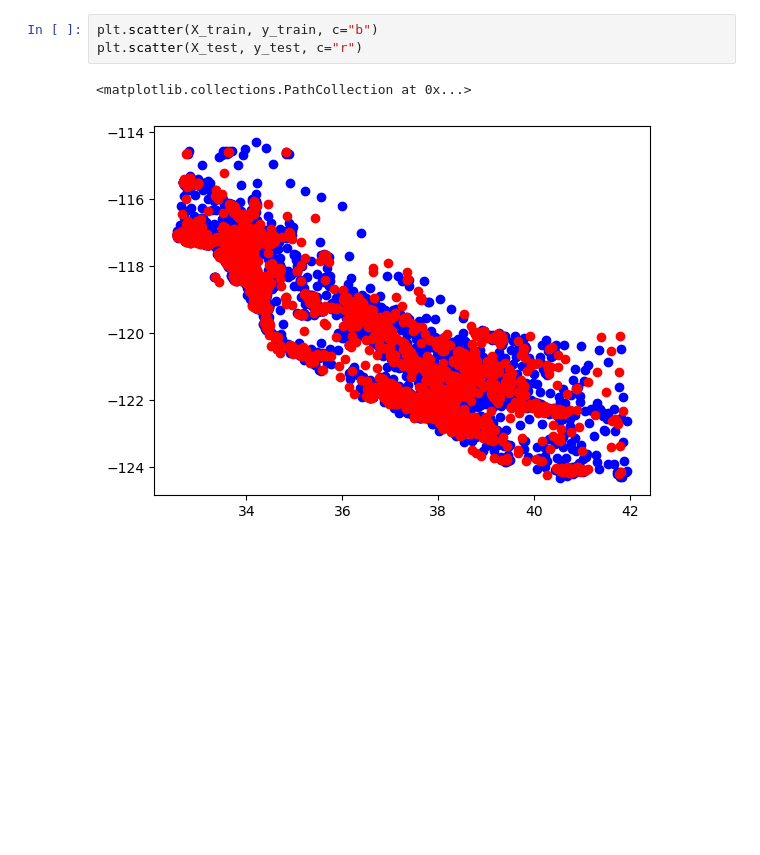
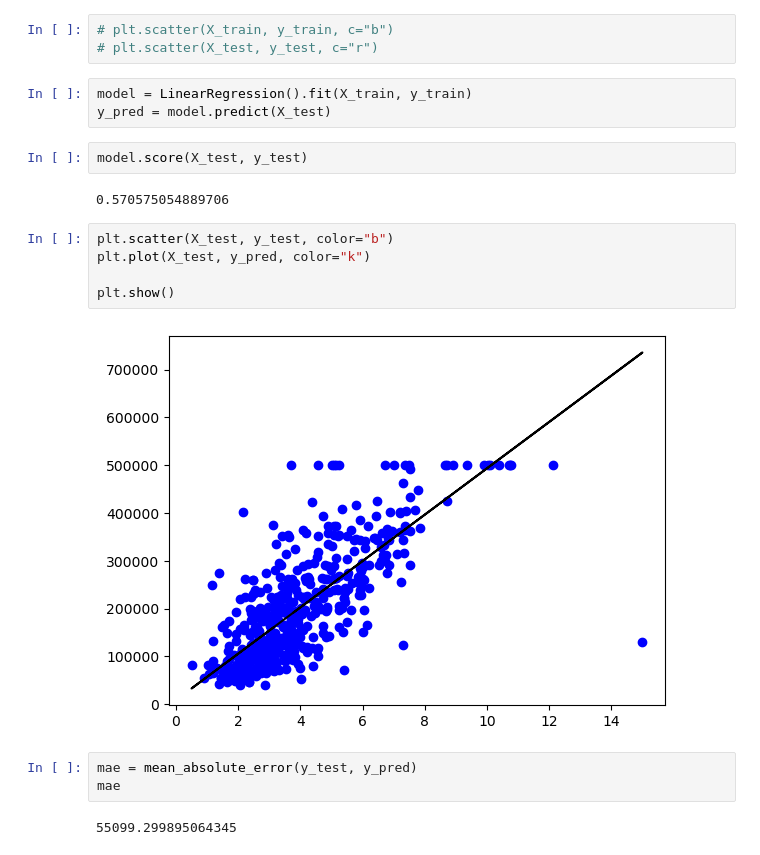
Before and after one commit to Github11200/ComputerScience11Projects, a Jupyter notebook: MachineLearning/main.ipynb, the cells around one changed output. Drawn from its saved outputs; the diff is of its cells as text; blank space fills up the shorter version.

```diff
--- a/MachineLearning/main.ipynb
+++ b/MachineLearning/main.ipynb
@@ -51,6 +41,22 @@ len(X_train), len(y_train), len(X_test), len(y_test)
 # %%
-plt.scatter(X_train, y_train, c="b")
-plt.scatter(X_test, y_test, c="r")
+# plt.scatter(X_train, y_train, c="b")
+# plt.scatter(X_test, y_test, c="r")
-# %% [output]
-<matplotlib.collections.PathCollection at 0x...>
-[figure, removed]
+# %%
+model = LinearRegression().fit(X_train, y_train)
+y_pred = model.predict(X_test)
+# %%
+model.score(X_test, y_test)
+# %% [output]
+0.570575054889706
+# %%
+plt.scatter(X_test, y_test, color="b")
+plt.plot(X_test, y_pred, color="k")
+
+plt.show()
+# %% [output]
+[figure, added]
+# %%
+mae = mean_absolute_error(y_test, y_pred)
+mae
+# %% [output]
+55099.299895064345
```
Also changed, not shown: parts of 8 cells of this notebook.
